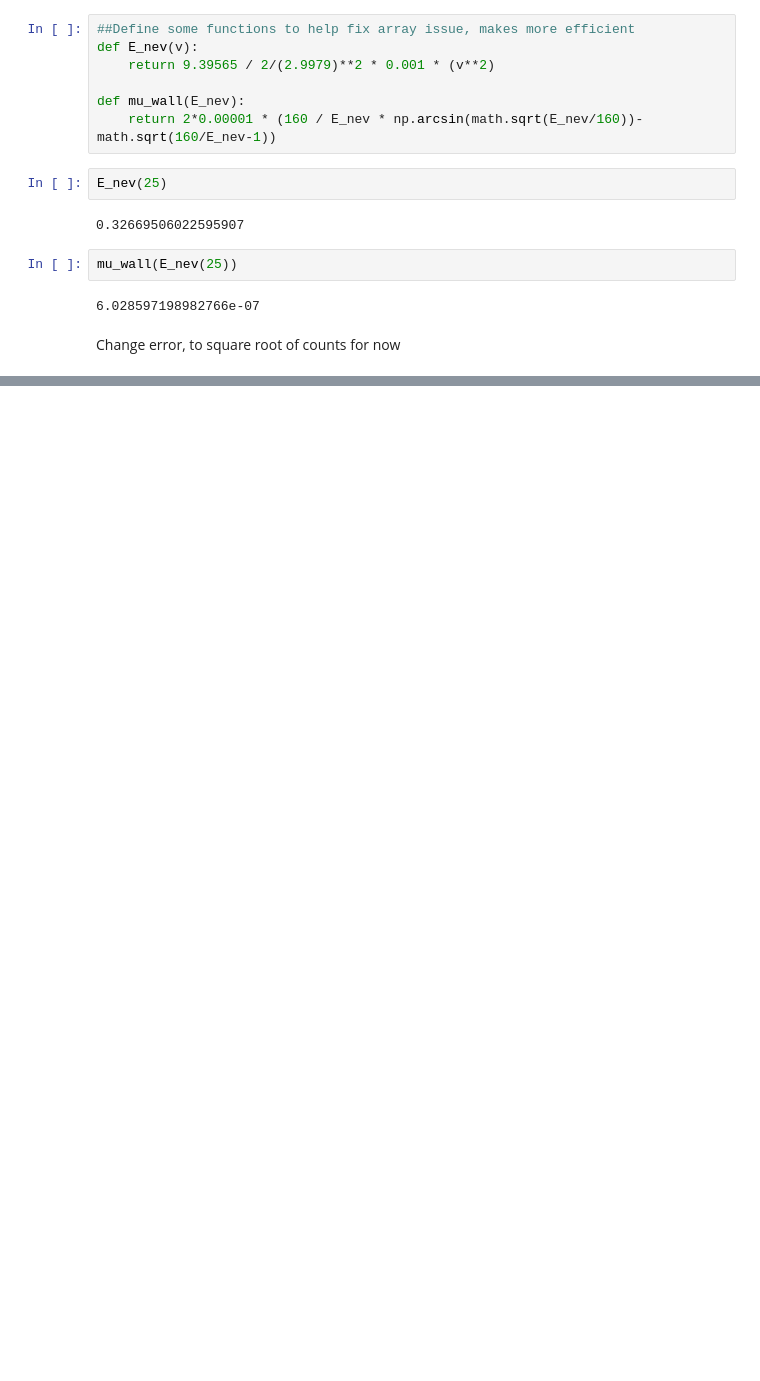
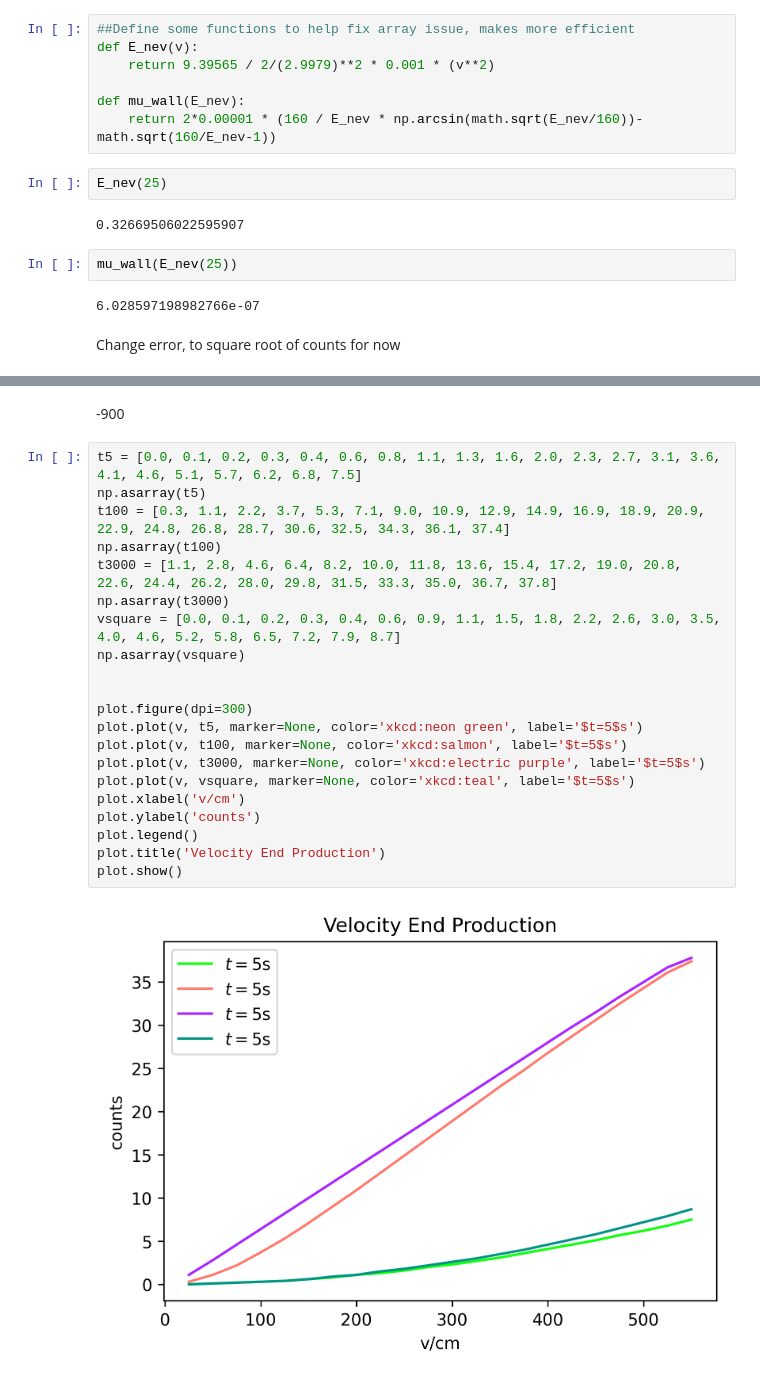
Before and after one commit to Nylsonnn/n2edm-work, a Jupyter notebook: n2edm work.ipynb, the cells around one changed output, grey strips where cells are left out. Saved outputs shown, nothing was run; the diff lists cells and outputs as text; blank space fills up the shorter version.

```diff
--- a/n2edm work.ipynb
+++ b/n2edm work.ipynb
@@ -374,0 +367,25 @@ plot.show()
+# %% [markdown]
+-900
+# %%
+t5 = [0.0, 0.1, 0.2, 0.3, 0.4, 0.6, 0.8, 1.1, 1.3, 1.6, 2.0, 2.3, 2.7, 3.1, 3.6, 4.1, 4.6, 5.1, 5.7, 6.2, 6.8, 7.5]
+np.asarray(t5)
+t100 = [0.3, 1.1, 2.2, 3.7, 5.3, 7.1, 9.0, 10.9, 12.9, 14.9, 16.9, 18.9, 20.9, 22.9, 24.8, 26.8, 28.7, 30.6, 32.5, 34.3, 36.1, 37.4]
+np.asarray(t100)
+t3000 = [1.1, 2.8, 4.6, 6.4, 8.2, 10.0, 11.8, 13.6, 15.4, 17.2, 19.0, 20.8, 22.6, 24.4, 26.2, 28.0, 29.8, 31.5, 33.3, 35.0, 36.7, 37.8]
+np.asarray(t3000)
+vsquare = [0.0, 0.1, 0.2, 0.3, 0.4, 0.6, 0.9, 1.1, 1.5, 1.8, 2.2, 2.6, 3.0, 3.5, 4.0, 4.6, 5.2, 5.8, 6.5, 7.2, 7.9, 8.7]
+np.asarray(vsquare)
+
+
+plot.figure(dpi=300)
+plot.plot(v, t5, marker=None, color='xkcd:neon green', label='$t=5$s')
+plot.plot(v, t100, marker=None, color='xkcd:salmon', label='$t=5$s')
+plot.plot(v, t3000, marker=None, color='xkcd:electric purple', label='$t=5$s')
+plot.plot(v, vsquare, marker=None, color='xkcd:teal', label='$t=5$s')
+plot.xlabel('v/cm')
+plot.ylabel('counts')
+plot.legend()
+plot.title('Velocity End Production')
+plot.show()
+# %% [output]
+[figure, added]
```
Also changed, not shown: parts of 16 cells of this notebook.
